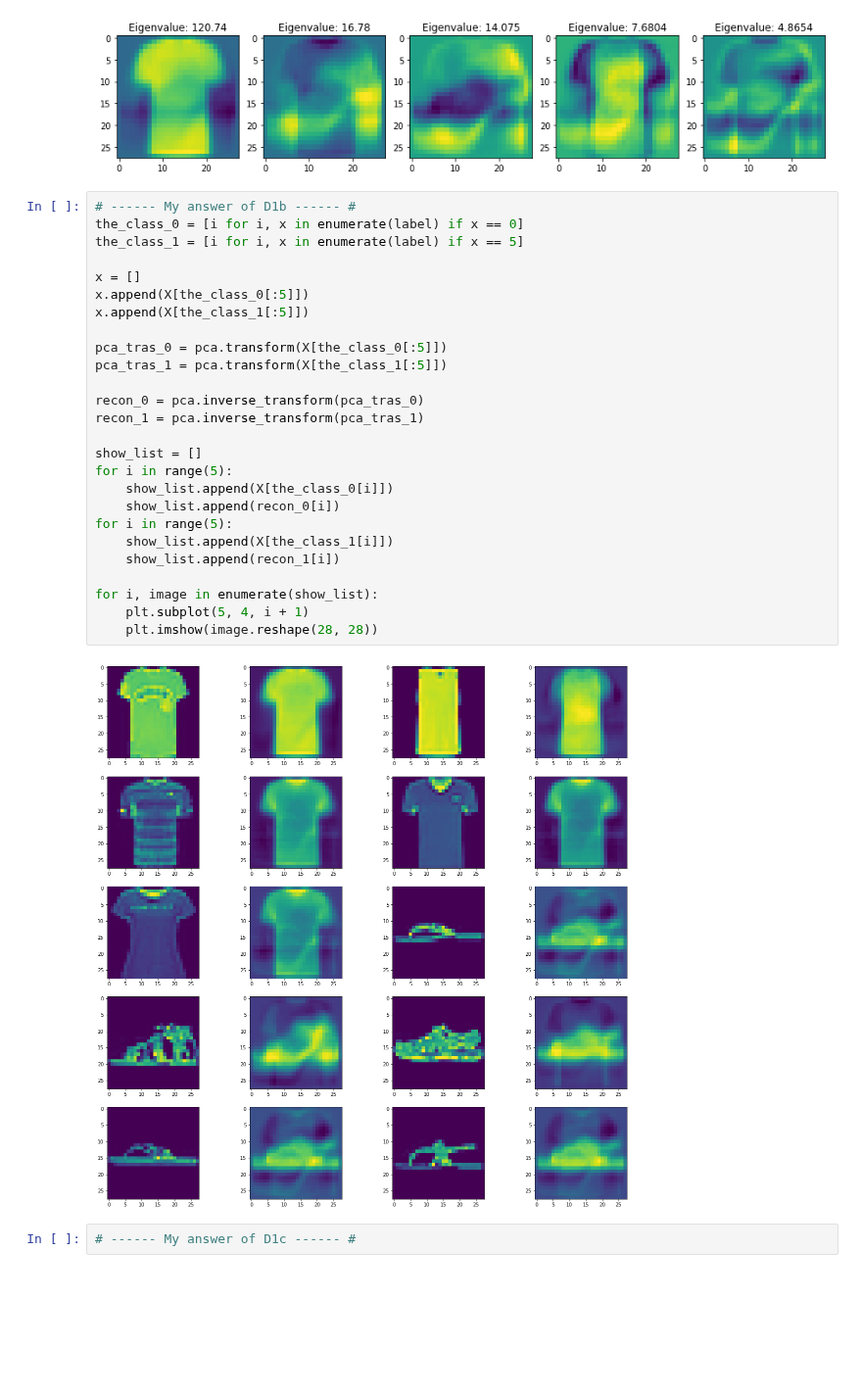
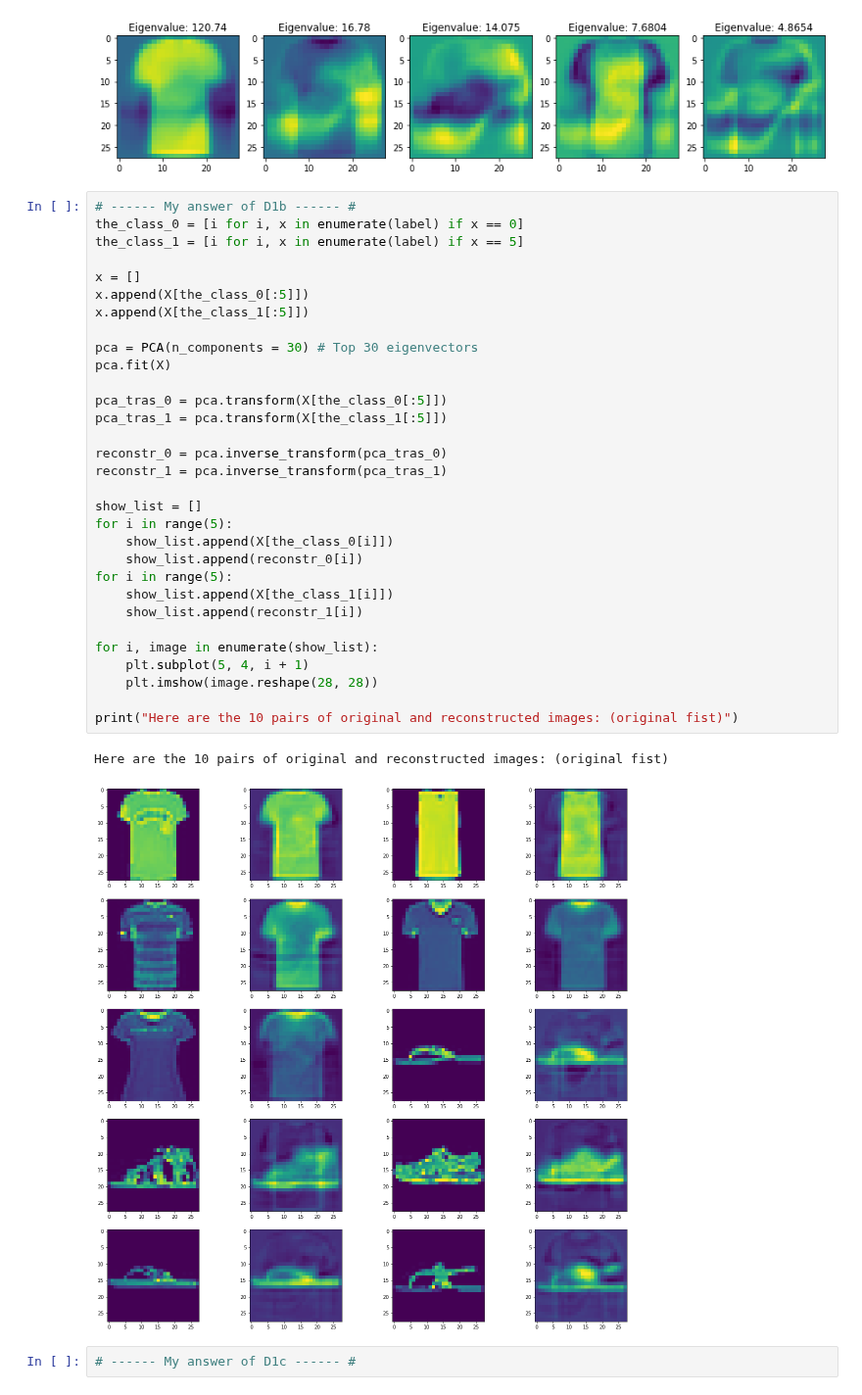
Before and after one commit to wwyqianqian/COMP6509, a Jupyter notebook: assignment/COM4509-6509_Assignment_Part2.ipynb, the cells around one changed output. Shown at 98% size. Cells and saved outputs as stored; diff of their text form; blank space fills up the shorter version.

```diff
--- a/assignment/COM4509-6509_Assignment_Part2.ipynb
+++ b/assignment/COM4509-6509_Assignment_Part2.ipynb
@@ -1029,31 +1029,37 @@ for i, eigenvector in enumerate(eigenvectors):
 # %%
 # ------ My answer of D1b ------ #
 the_class_0 = [i for i, x in enumerate(label) if x == 0]
 the_class_1 = [i for i, x in enumerate(label) if x == 5]
 
 x = []
 x.append(X[the_class_0[:5]])
 x.append(X[the_class_1[:5]])
 
+pca = PCA(n_components = 30) # Top 30 eigenvectors
+pca.fit(X)
+
 pca_tras_0 = pca.transform(X[the_class_0[:5]])
 pca_tras_1 = pca.transform(X[the_class_1[:5]])
 
-recon_0 = pca.inverse_transform(pca_tras_0)
-recon_1 = pca.inverse_transform(pca_tras_1)
+reconstr_0 = pca.inverse_transform(pca_tras_0)
+reconstr_1 = pca.inverse_transform(pca_tras_1)
 
 show_list = []
 for i in range(5):
     show_list.append(X[the_class_0[i]])
-    show_list.append(recon_0[i])
+    show_list.append(reconstr_0[i])
 for i in range(5):
     show_list.append(X[the_class_1[i]])
-    show_list.append(recon_1[i])
+    show_list.append(reconstr_1[i])
 
 for i, image in enumerate(show_list):
     plt.subplot(5, 4, i + 1)
     plt.imshow(image.reshape(28, 28))
+
+print("Here are the 10 pairs of original and reconstructed images: (original fist)")
 # %% [output]
+Here are the 10 pairs of original and reconstructed images: (original fist)
-[figure, old version]
+[figure, new version]
 # %%
 # ------ My answer of D1c ------ #
 # %%
```
Also changed, not shown: parts of 38 cells of this notebook.
